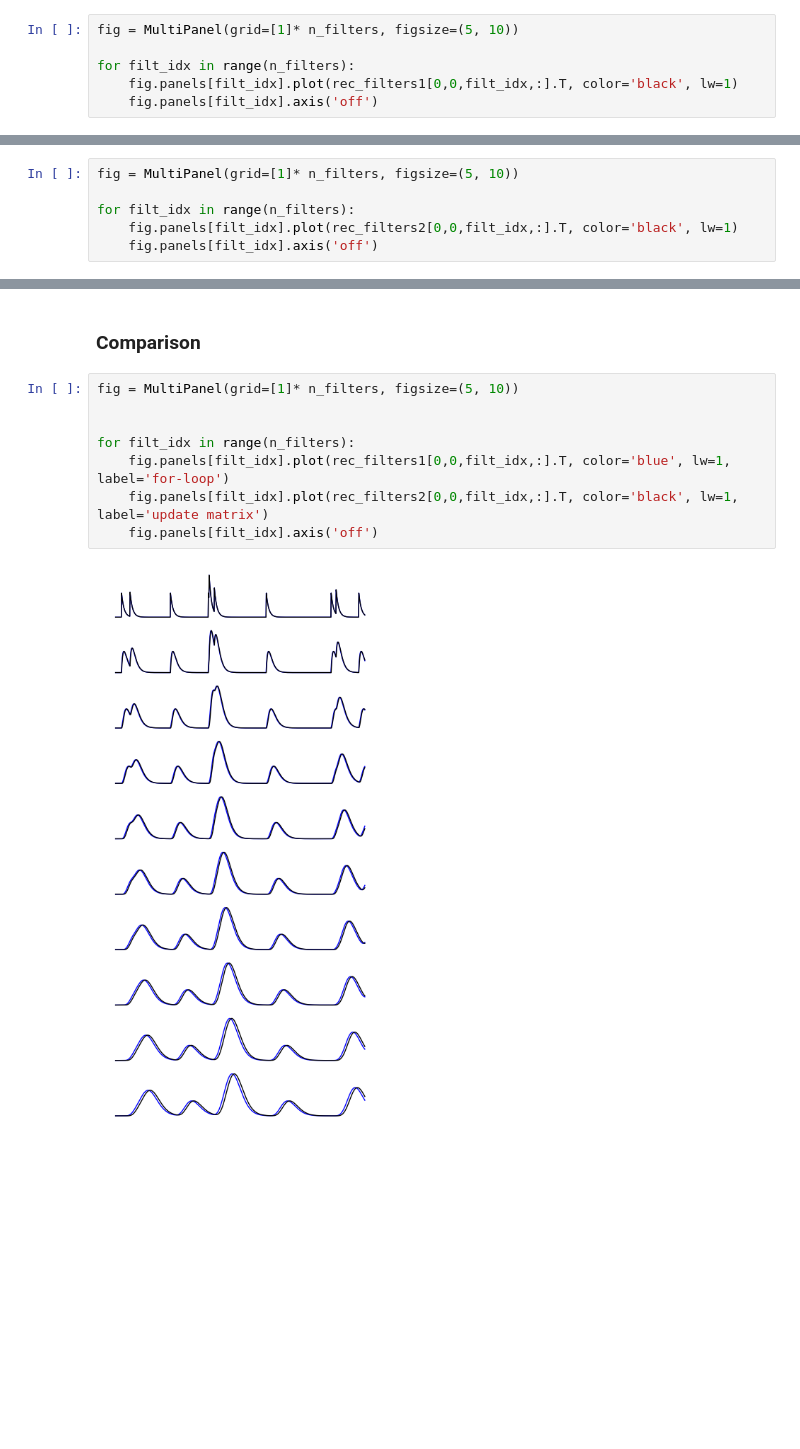
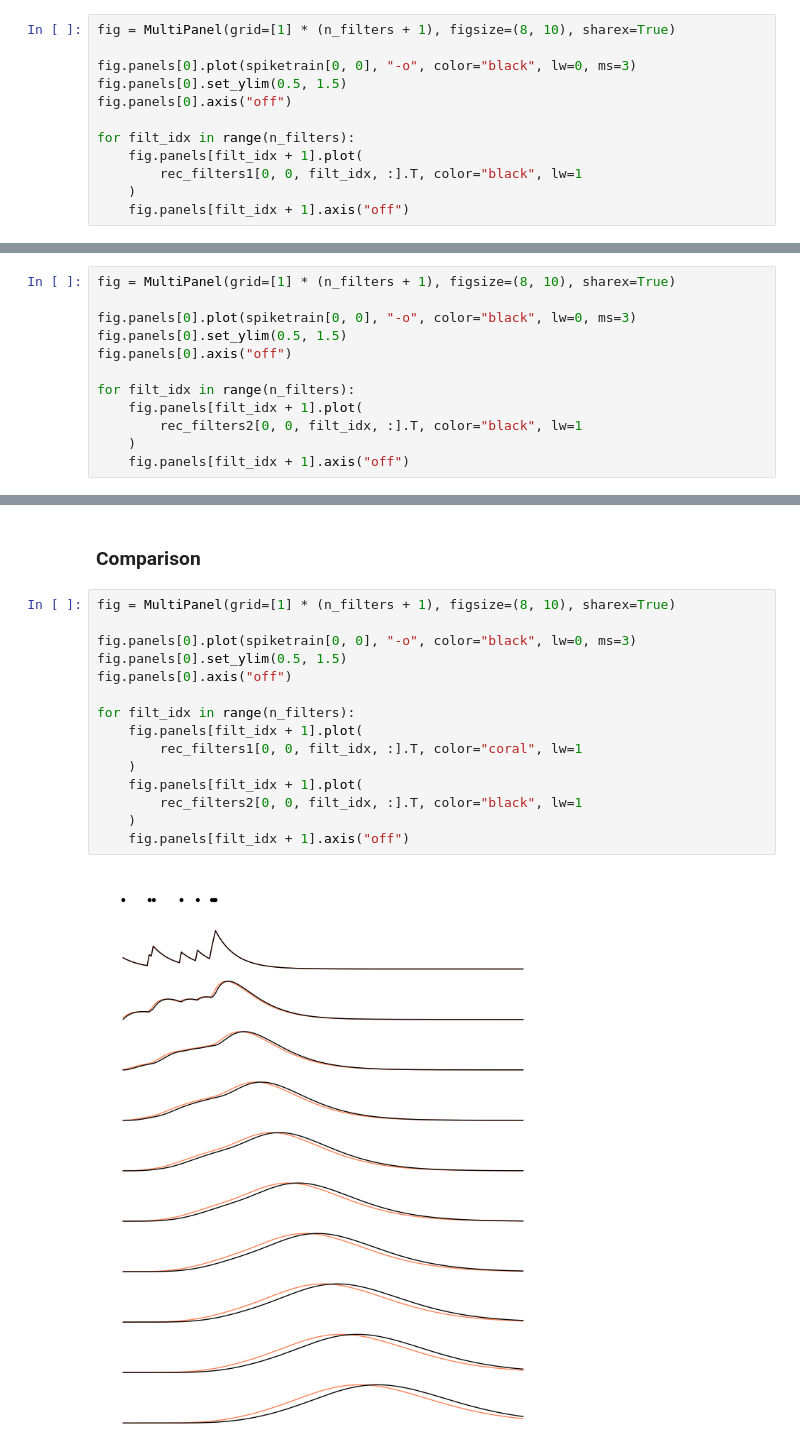
Before and after one commit to fmi-basel/stork, a Jupyter notebook: examples/99_JRJG_FilterCascadesTest.ipynb, the cells around one changed output, grey strips where cells are left out. Saved outputs shown, nothing was run; the diff lists cells and outputs as text; blank space fills up the shorter version.

```diff
--- a/examples/99_JRJG_FilterCascadesTest.ipynb
+++ b/examples/99_JRJG_FilterCascadesTest.ipynb
@@ -58,7 +59,13 @@ Computation time (NUMPY):  0.09187960624694824
 # %%
-fig = MultiPanel(grid=[1]* n_filters, figsize=(5, 10))
+fig = MultiPanel(grid=[1] * (n_filters + 1), figsize=(8, 10), sharex=True)
+
+fig.panels[0].plot(spiketrain[0, 0], "-o", color="black", lw=0, ms=3)
+fig.panels[0].set_ylim(0.5, 1.5)
+fig.panels[0].axis("off")
 
 for filt_idx in range(n_filters):
-    fig.panels[filt_idx].plot(rec_filters1[0,0,filt_idx,:].T, color='black', lw=1)
-    fig.panels[filt_idx].axis('off')
+    fig.panels[filt_idx + 1].plot(
+        rec_filters1[0, 0, filt_idx, :].T, color="black", lw=1
+    )
+    fig.panels[filt_idx + 1].axis("off")
 # %% [output]
@@ -102,7 +109,13 @@ Computation time (NUMPY):  0.09237313270568848
 # %%
-fig = MultiPanel(grid=[1]* n_filters, figsize=(5, 10))
+fig = MultiPanel(grid=[1] * (n_filters + 1), figsize=(8, 10), sharex=True)
+
+fig.panels[0].plot(spiketrain[0, 0], "-o", color="black", lw=0, ms=3)
+fig.panels[0].set_ylim(0.5, 1.5)
+fig.panels[0].axis("off")
 
 for filt_idx in range(n_filters):
-    fig.panels[filt_idx].plot(rec_filters2[0,0,filt_idx,:].T, color='black', lw=1)
-    fig.panels[filt_idx].axis('off')
+    fig.panels[filt_idx + 1].plot(
+        rec_filters2[0, 0, filt_idx, :].T, color="black", lw=1
+    )
+    fig.panels[filt_idx + 1].axis("off")
 # %% [output]
@@ -110,12 +123,19 @@ for filt_idx in range(n_filters):
 # %% [markdown]
 ### Comparison
 # %%
-fig = MultiPanel(grid=[1]* n_filters, figsize=(5, 10))
+fig = MultiPanel(grid=[1] * (n_filters + 1), figsize=(8, 10), sharex=True)
 
+fig.panels[0].plot(spiketrain[0, 0], "-o", color="black", lw=0, ms=3)
+fig.panels[0].set_ylim(0.5, 1.5)
+fig.panels[0].axis("off")
 
 for filt_idx in range(n_filters):
-    fig.panels[filt_idx].plot(rec_filters1[0,0,filt_idx,:].T, color='blue', lw=1, label='for-loop')
-    fig.panels[filt_idx].plot(rec_filters2[0,0,filt_idx,:].T, color='black', lw=1, label='update matrix')
-    fig.panels[filt_idx].axis('off')
+    fig.panels[filt_idx + 1].plot(
+        rec_filters1[0, 0, filt_idx, :].T, color="coral", lw=1
+    )
+    fig.panels[filt_idx + 1].plot(
+        rec_filters2[0, 0, filt_idx, :].T, color="black", lw=1
+    )
+    fig.panels[filt_idx + 1].axis("off")
 # %% [output]
-[figure, old version]
+[figure, new version]
```
Also changed, not shown: parts of 5 cells of this notebook.
